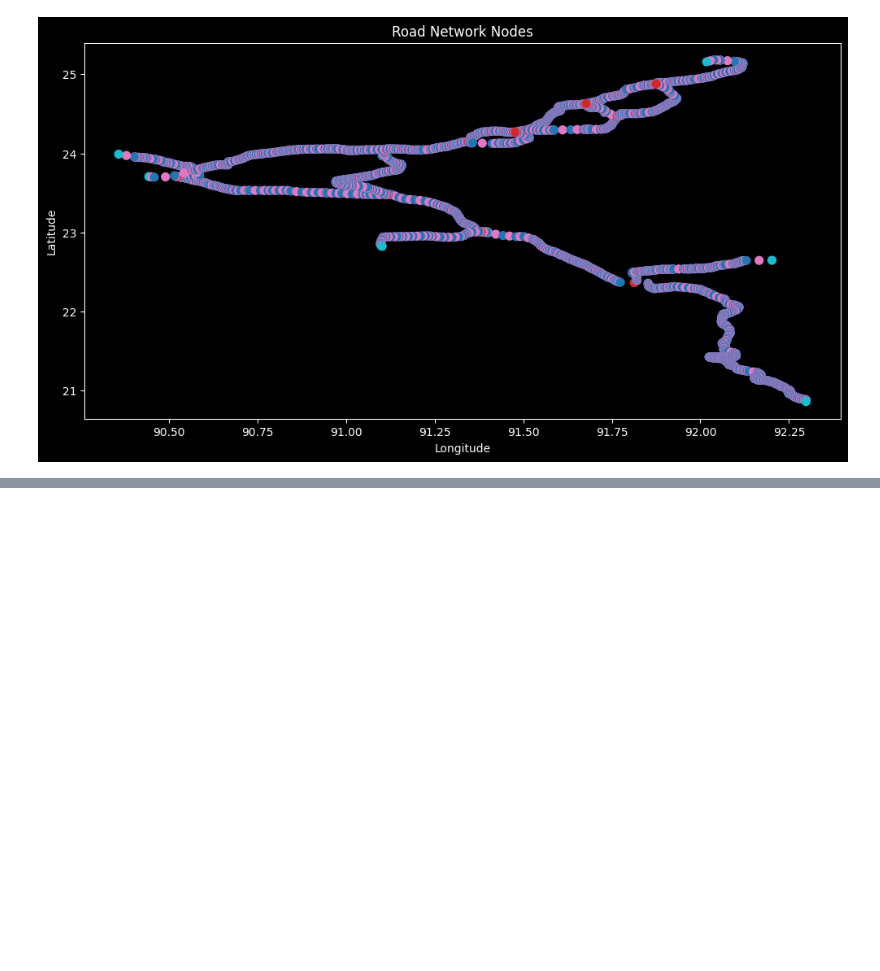
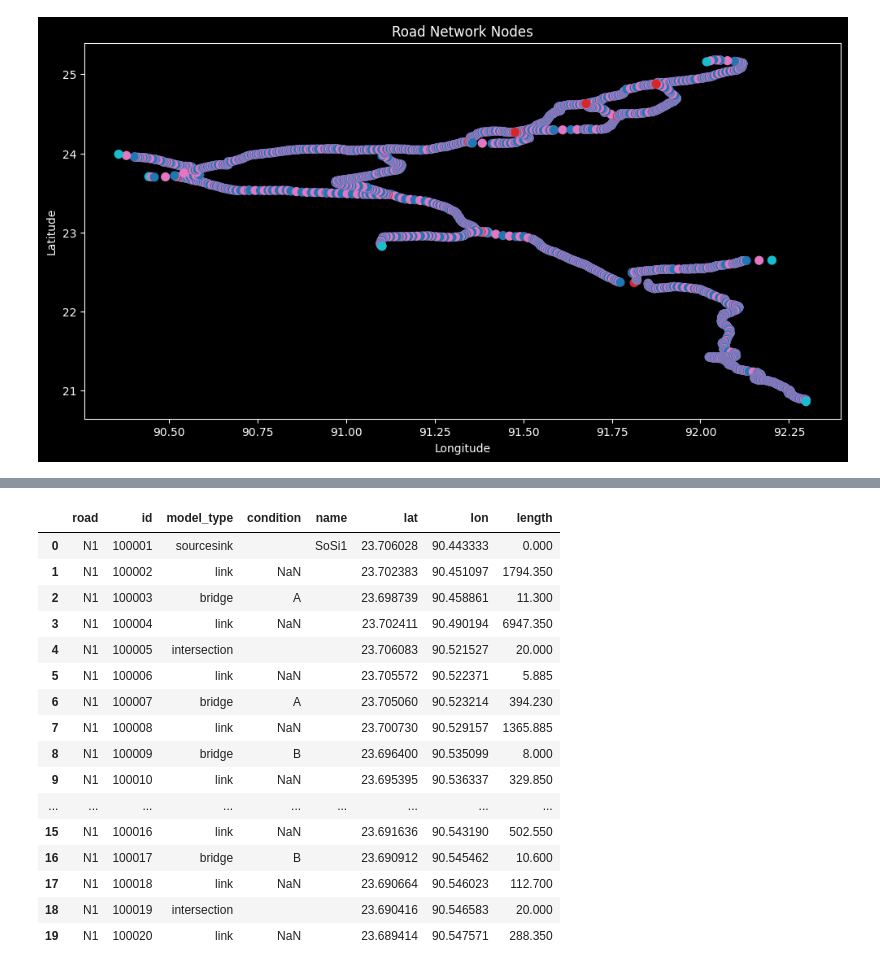
Before and after one commit to nielsvdd42/EPA133A-Advanced-Simulation-Group-1, a Jupyter notebook: EPA133a-G01-A3/data_FINALFINAL.ipynb, the cells around one changed output, grey strips where cells are left out. Drawn from its saved outputs; the diff is of its cells as text; code cells hidden in the pictures; blank space fills up the shorter version.

```diff
--- a/EPA133a-G01-A3/data_FINALFINAL.ipynb
+++ b/EPA133a-G01-A3/data_FINALFINAL.ipynb
@@ -159,7 +193,7 @@ df_intersections = df_intersections.merge(
 #Adjust dataframe for the resulting dataset
 df_intersections['model_type'] = 'intersection'
 df_intersections['length'] = 0
-df_intersections['condition'] = None
+df_intersections['condition'] = ''
 
 #Map each node to its intersection group
 df_intersections['intersection_group'] = df_intersections.apply(
@@ -222,7 +256,7 @@ df_unique = sync_geographical_ids(df_intersections)
 df_final = pd.concat([df_filtered, df_unique], ignore_index=True)
 df_final = df_final.sort_values(['road', 'chainage']).reset_index(drop=True)
 # %%
-#Make a funtion that deletes sourcesinks of sideroads of N1 and N2 that are on N1 and N2
+#Make a function that deletes sourcesinks of sideroads of N1 and N2 that are on N1 and N2
 def remove_overlapping_sourcesinks(df, threshold=0.05):
     indices_to_drop = []
 
@@ -252,7 +286,7 @@ def remove_overlapping_sourcesinks(df, threshold=0.05):
                         indices_to_drop.append(idx_b)
                     #If both points are , delete the second one
                     elif type_a == 'sourcesink' and type_b == 'sourcesink':
-                        indices_to_drop.append(idx_b)
+                        indices_to_drop.append(idx_a)
 
     #Remove duplicates from the dataframe
     df_cleaned = df.drop(index=list(set(indices_to_drop))).reset_index(drop=True)
@@ -260,3 +294,4 @@ def remove_overlapping_sourcesinks(df, threshold=0.05):
 
 #Final dataframe whereby the function is used
 df_final = remove_overlapping_sourcesinks(df_final)
+df_final[df_final["model_type"] == "sourcesink"]
@@ -520,3 +582,11 @@ plt.title('Road Network Nodes')
 plt.show()
 # %% [output]
 [figure]
+# %%
+mask = final_df_with_links["model_type"] == "sourcesink"
+
+final_df_with_links["name"] = ""
+final_df_with_links.loc[mask, "name"] = "SoSi" + (mask.cumsum()).astype(str)
+final_df_with_links.drop('chainage', axis=1, inplace=True)
+
+final_df_with_links = final_df_with_links[['road','id','model_type','condition','name','lat','lon','length']]
@@ -523,3 +617,23 @@ plt.show()
+# %%
+final_df_with_links.head(20)
+# %% [output]
+|  | road | id | model_type | condition | name | lat | lon | length |
+| 0 | N1 | 100001 | sourcesink |  | SoSi1 | 23.706028 | 90.443333 | 0.000 |
+| 1 | N1 | 100002 | link | NaN |  | 23.702383 | 90.451097 | 1794.350 |
+| 2 | N1 | 100003 | bridge | A |  | 23.698739 | 90.458861 | 11.300 |
+| 3 | N1 | 100004 | link | NaN |  | 23.702411 | 90.490194 | 6947.350 |
+| 4 | N1 | 100005 | intersection |  |  | 23.706083 | 90.521527 | 20.000 |
+| 5 | N1 | 100006 | link | NaN |  | 23.705572 | 90.522371 | 5.885 |
+| 6 | N1 | 100007 | bridge | A |  | 23.705060 | 90.523214 | 394.230 |
+| 7 | N1 | 100008 | link | NaN |  | 23.700730 | 90.529157 | 1365.885 |
+| 8 | N1 | 100009 | bridge | B |  | 23.696400 | 90.535099 | 8.000 |
+| 9 | N1 | 100010 | link | NaN |  | 23.695395 | 90.536337 | 329.850 |
+| ... | ... | ... | ... | ... | ... | ... | ... | ... |
+| 15 | N1 | 100016 | link | NaN |  | 23.691636 | 90.543190 | 502.550 |
+| 16 | N1 | 100017 | bridge | B |  | 23.690912 | 90.545462 | 10.600 |
+| 17 | N1 | 100018 | link | NaN |  | 23.690664 | 90.546023 | 112.700 |
+| 18 | N1 | 100019 | intersection |  |  | 23.690416 | 90.546583 | 20.000 |
+| 19 | N1 | 100020 | link | NaN |  | 23.689414 | 90.547571 | 288.350 |
 # %%
 #Save final dataframe as CSV
 final_df_with_links.to_csv('data/data_intersectionsN1N2.csv')
```
Also changed, not shown: parts of 11 cells of this notebook, 1 other file.
